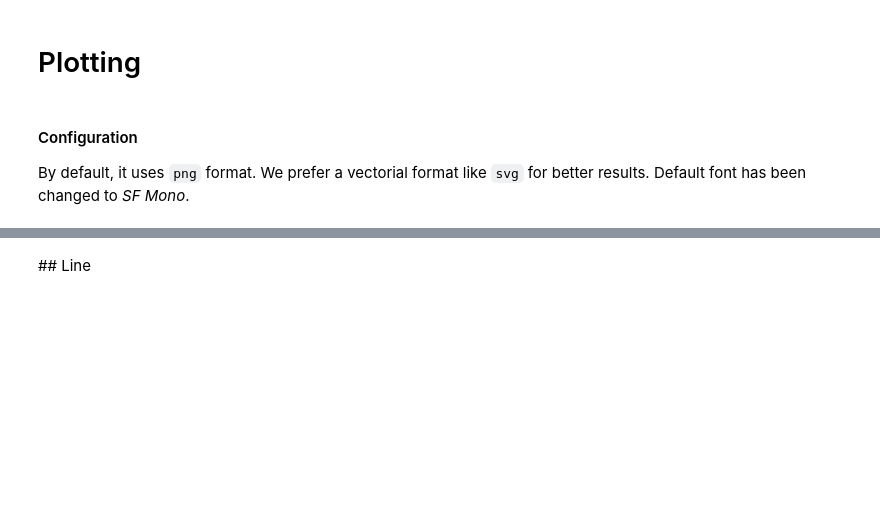
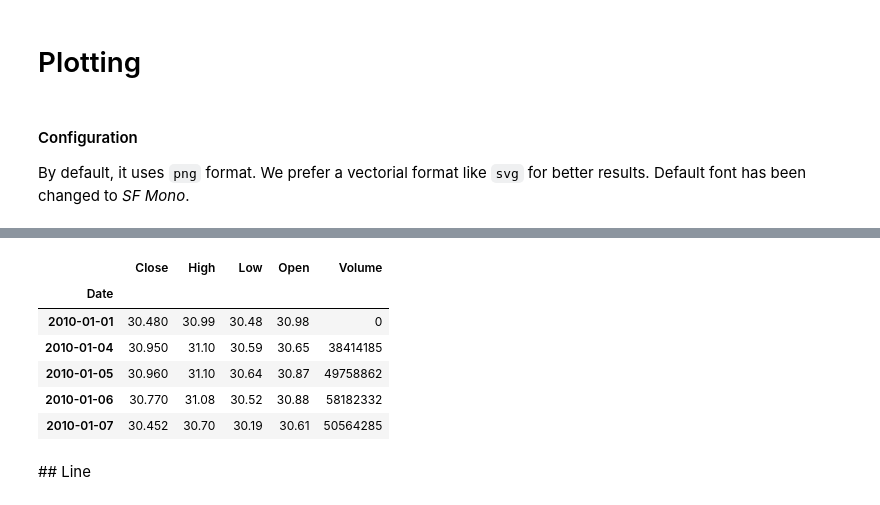
Before and after one commit to luisbelloch/pandas_notebooks, a Jupyter notebook: 02_plotting.ipynb, the cells around one changed output, grey strips where cells are left out. Cells and saved outputs as stored; diff of their text form; code cells hidden in the pictures; blank space fills up the shorter version.

```diff
--- a/02_plotting.ipynb
+++ b/02_plotting.ipynb
@@ -15 +17,13 @@ matplotlib.rcParams['font.family'] = "SF Mono"
+# %%
+from sample_data import stock_prices
+msft = stock_prices('msft')
+msft.head()
+# %% [output]
+|  | Close | High | Low | Open | Volume |
+| Date |  |  |  |  |  |
+| 2010-01-01 | 30.480 | 30.99 | 30.48 | 30.98 | 0 |
+| 2010-01-04 | 30.950 | 31.10 | 30.59 | 30.65 | 38414185 |
+| 2010-01-05 | 30.960 | 31.10 | 30.64 | 30.87 | 49758862 |
+| 2010-01-06 | 30.770 | 31.08 | 30.52 | 30.88 | 58182332 |
+| 2010-01-07 | 30.452 | 30.70 | 30.19 | 30.61 | 50564285 |
 # %%
```
Also changed, not shown: parts of 20 cells of this notebook.
